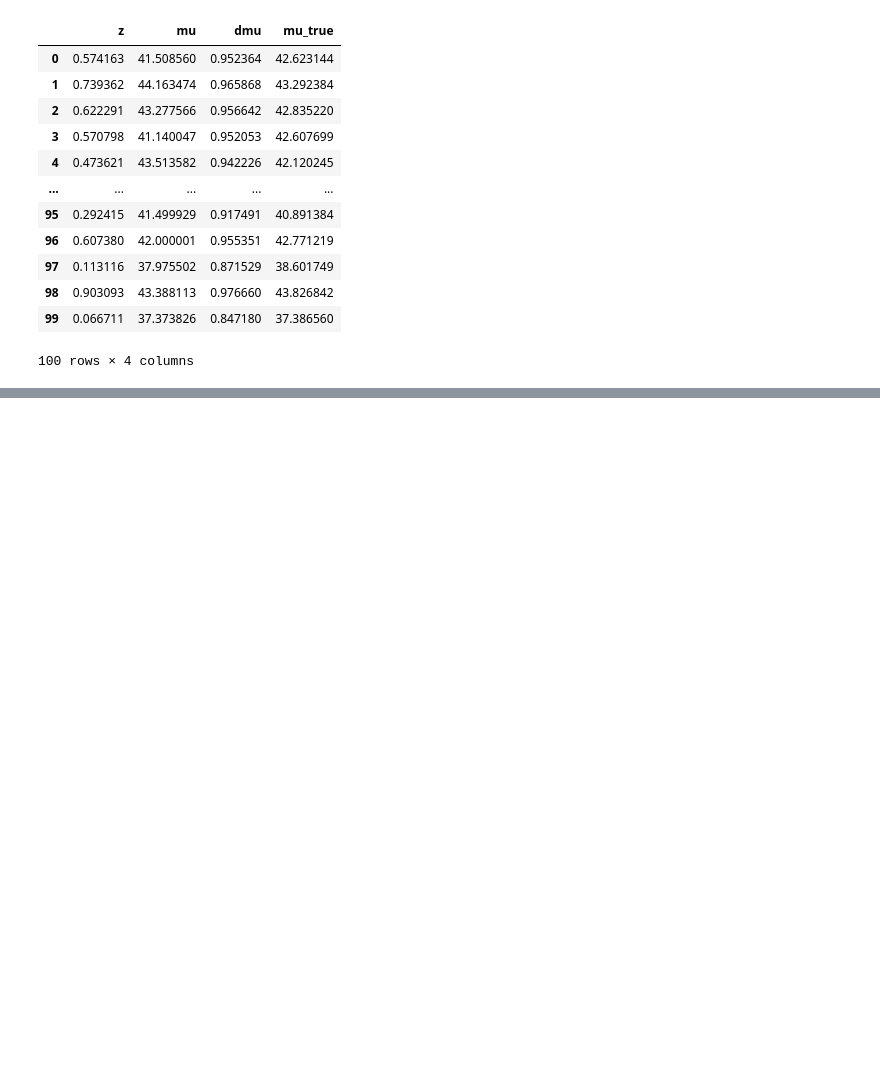
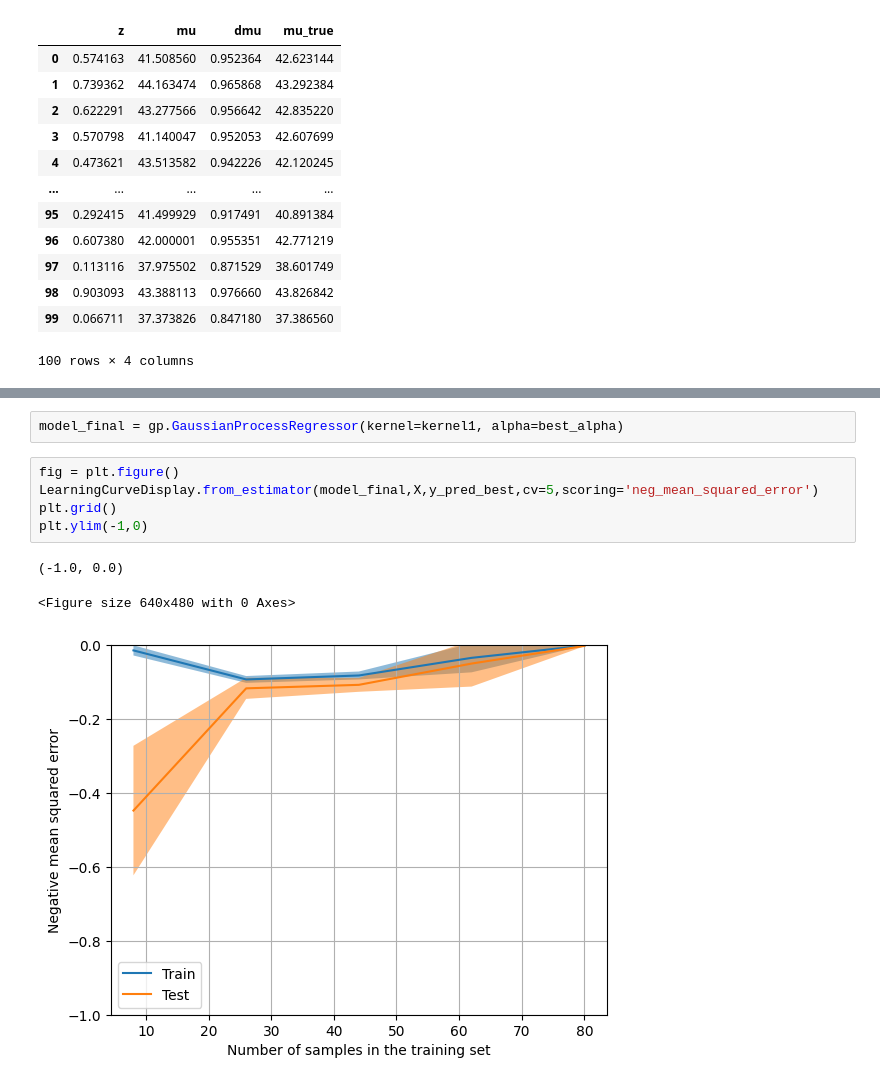
Before and after one commit to seoserang/phys255ml, a Jupyter notebook: 6 Non Linear Regression/Assignment 8/GaussianRegress.ipynb, the cells around one changed output, grey strips where cells are left out. Saved outputs shown, nothing was run; the diff lists cells and outputs as text; blank space fills up the shorter version.

```diff
--- a/6 Non Linear Regression/Assignment 8/GaussianRegress.ipynb
+++ b/6 Non Linear Regression/Assignment 8/GaussianRegress.ipynb
@@ -36,0 +144,11 @@ data
+# %%
+model_final = gp.GaussianProcessRegressor(kernel=kernel1, alpha=best_alpha)
+# %%
+fig = plt.figure()
+LearningCurveDisplay.from_estimator(model_final,X,y_pred_best,cv=5,scoring='neg_mean_squared_error')
+plt.grid()
+plt.ylim(-1,0)
+# %% [output]
+(-1.0, 0.0)
+<Figure size 640x480 with 0 Axes>
+[figure, added]
```
Also changed, not shown: parts of 9 cells of this notebook.
